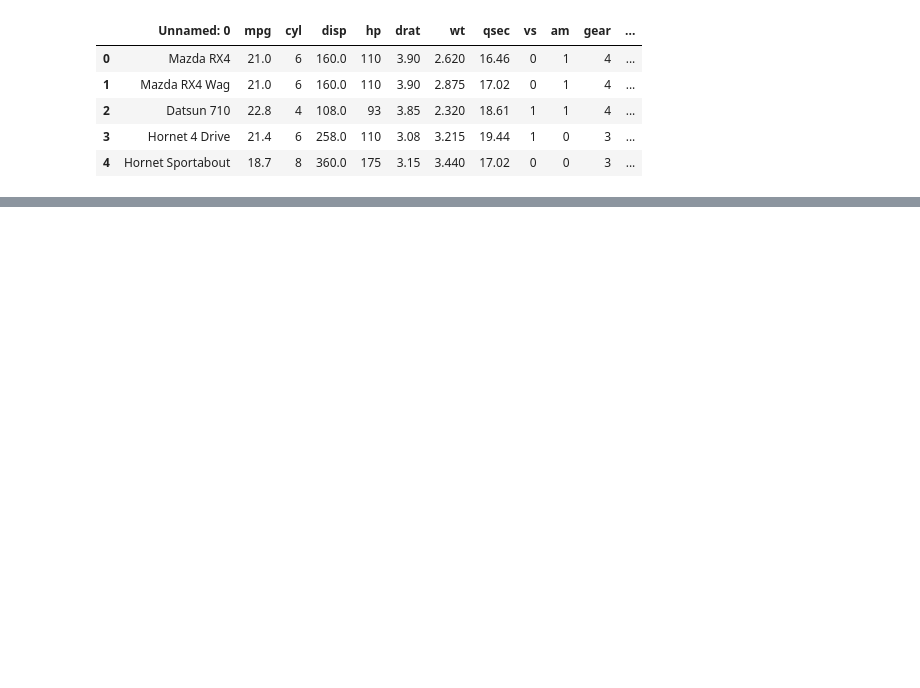
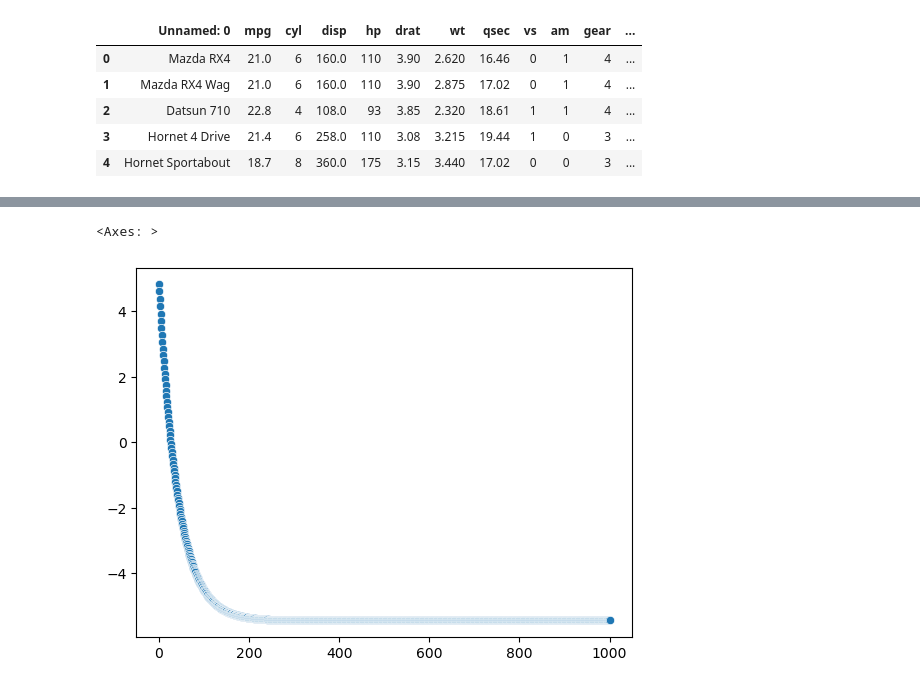
Before and after one commit to finalFlash159/pytorch, a Jupyter notebook: linear_modelclass.ipynb, the cells around one changed output, grey strips where cells are left out. Cells and saved outputs as stored; diff of their text form; code cells hidden in the pictures; blank space fills up the shorter version.

```diff
--- a/linear_modelclass.ipynb
+++ b/linear_modelclass.ipynb
@@ -97,0 +158,5 @@ Epooch: 900, Loss: 15.2709
+# %%
+sns.scatterplot(x=range(len(slope)), y=slope)
+# %% [output]
+<Axes: >
+[figure, added]
```
Also changed, not shown: parts of 25 cells of this notebook, 1 other file.
